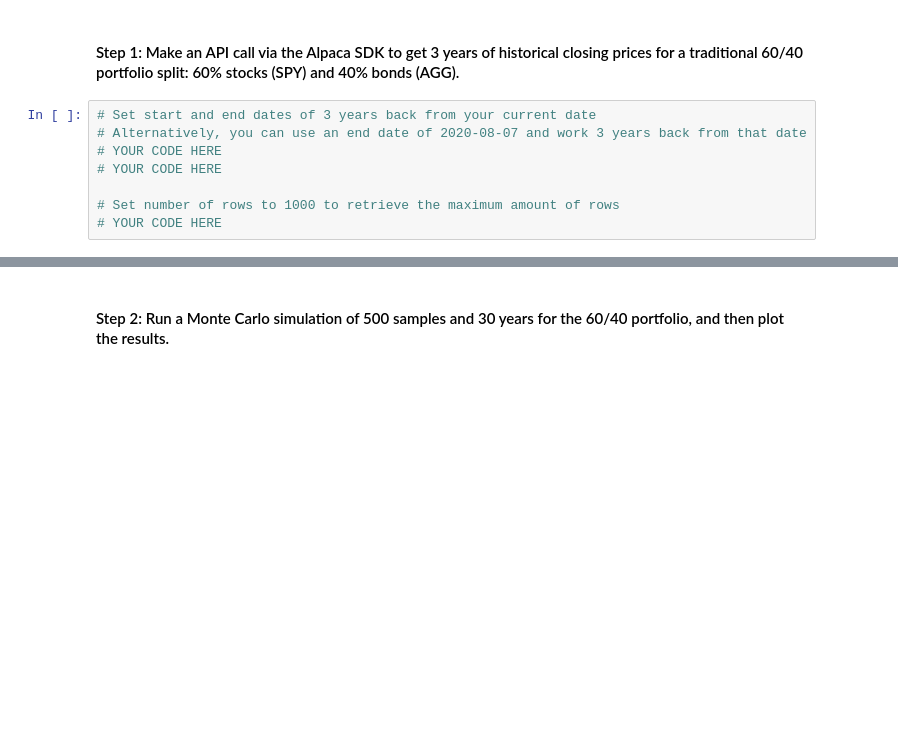
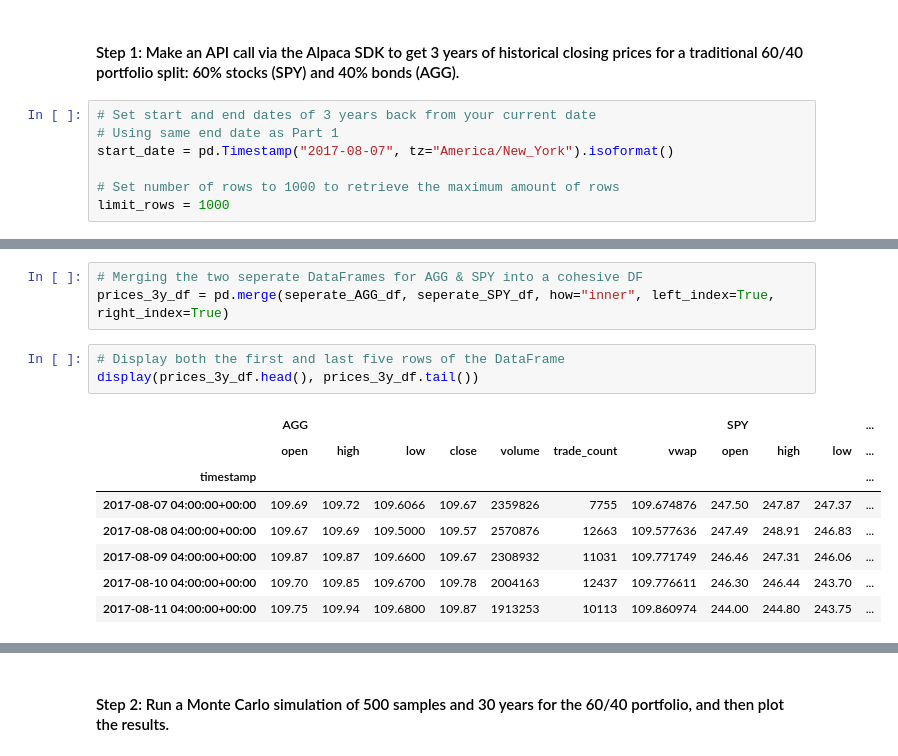
Before and after one commit to ALovettII/5-challenge, a Jupyter notebook: financial_planning_tools.ipynb, the cells around one changed output, grey strips where cells are left out. Saved outputs shown, nothing was run; the diff lists cells and outputs as text; blank space fills up the shorter version.

```diff
--- a/financial_planning_tools.ipynb
+++ b/financial_planning_tools.ipynb
@@ -445,12 +445,11 @@ In this section, you’ll use the MCForecastTools library to create a Monte Carl
 #### Step 1: Make an API call via the Alpaca SDK to get 3 years of historical closing prices for a traditional 60/40 portfolio split: 60% stocks (SPY) and 40% bonds (AGG).
 # %%
 # Set start and end dates of 3 years back from your current date
-# Alternatively, you can use an end date of 2020-08-07 and work 3 years back from that date
-# YOUR CODE HERE
-# YOUR CODE HERE
+# Using same end date as Part 1
+start_date = pd.Timestamp("2017-08-07", tz="America/New_York").isoformat()
 
 # Set number of rows to 1000 to retrieve the maximum amount of rows
-# YOUR CODE HERE
+limit_rows = 1000
 # %%
 # Use the Alpaca get_barset function to make the API call to get the 3 years worth of pricing data
 # The tickers and timeframe parameters should have been set in Part 1 of this activity
@@ -464,0 +470,15 @@ In this section, you’ll use the MCForecastTools library to create a Monte Carl
+# %%
+# Merging the two seperate DataFrames for AGG & SPY into a cohesive DF
+prices_3y_df = pd.merge(seperate_AGG_df, seperate_SPY_df, how="inner", left_index=True, right_index=True)
+# %%
+# Display both the first and last five rows of the DataFrame
+display(prices_3y_df.head(), prices_3y_df.tail())
+# %% [output]
+|  | AGG |  |  |  |  |  |  | SPY |  |  | ... |
+|  | open | high | low | close | volume | trade_count | vwap | open | high | low | ... |
+| timestamp |  |  |  |  |  |  |  |  |  |  | ... |
+| 2017-08-07 04:00:00+00:00 | 109.69 | 109.72 | 109.6066 | 109.67 | 2359826 | 7755 | 109.674876 | 247.50 | 247.87 | 247.37 | ... |
+| 2017-08-08 04:00:00+00:00 | 109.67 | 109.69 | 109.5000 | 109.57 | 2570876 | 12663 | 109.577636 | 247.49 | 248.91 | 246.83 | ... |
+| 2017-08-09 04:00:00+00:00 | 109.87 | 109.87 | 109.6600 | 109.67 | 2308932 | 11031 | 109.771749 | 246.46 | 247.31 | 246.06 | ... |
+| 2017-08-10 04:00:00+00:00 | 109.70 | 109.85 | 109.6700 | 109.78 | 2004163 | 12437 | 109.776611 | 246.30 | 246.44 | 243.70 | ... |
+| 2017-08-11 04:00:00+00:00 | 109.75 | 109.94 | 109.6800 | 109.87 | 1913253 | 10113 | 109.860974 | 244.00 | 244.80 | 243.75 | ... |
```
Also changed, not shown: parts of 11 cells of this notebook.
